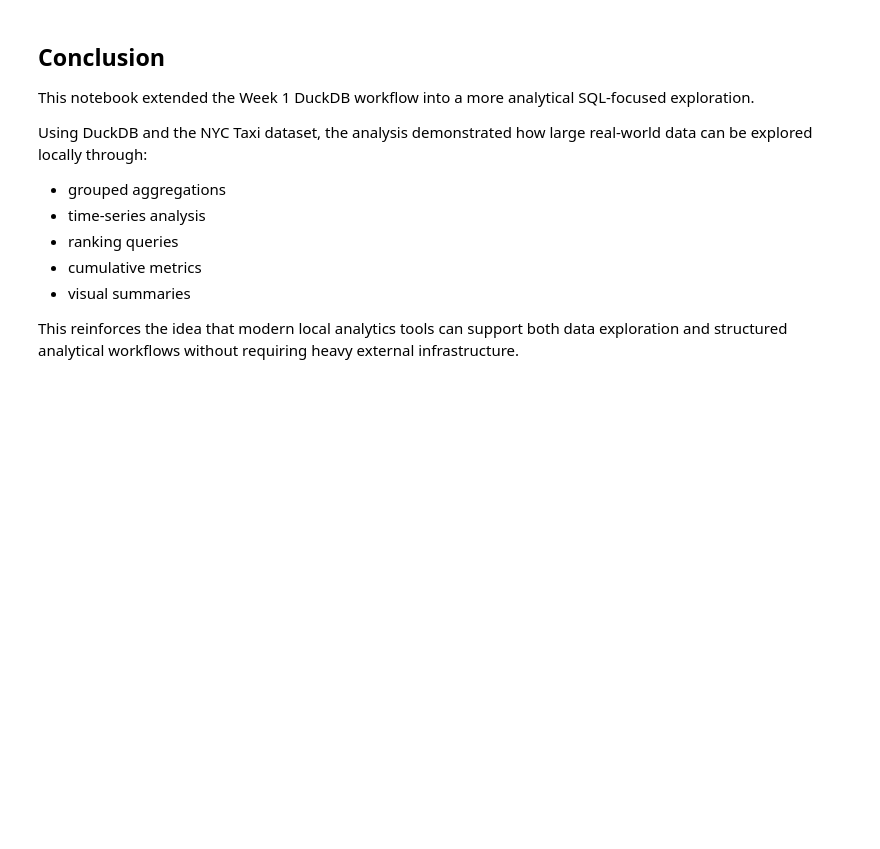
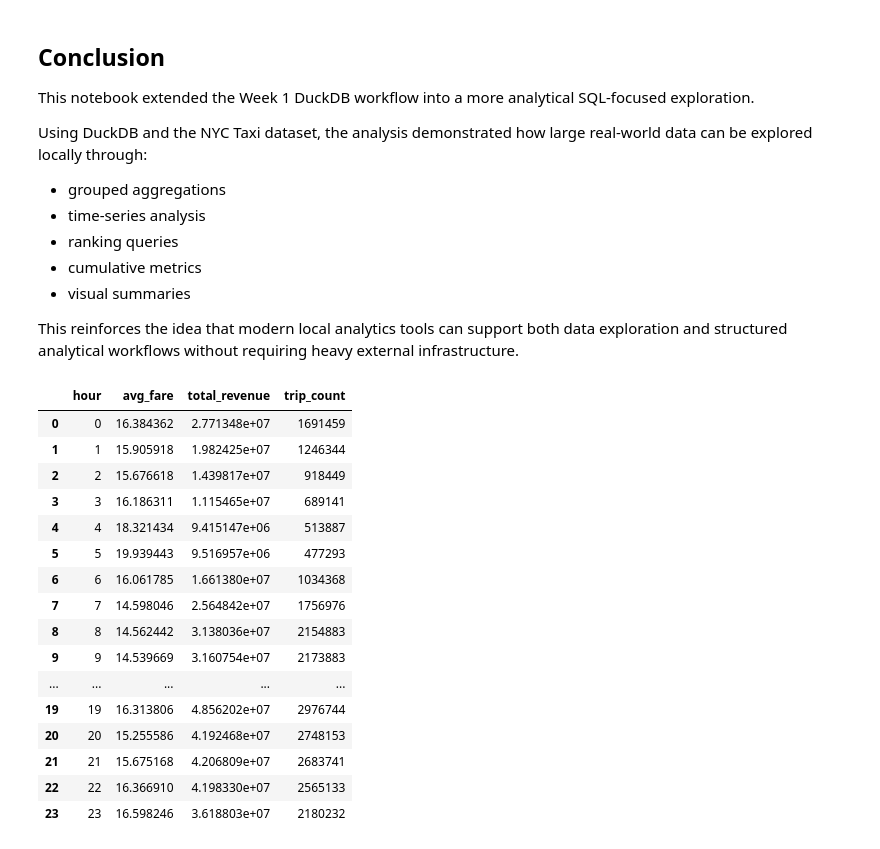
Before and after one commit to Senseijay44/nyc-taxi-analysis, a Jupyter notebook: notebooks/02_analytical_sql_patterns.ipynb, the cells around one changed output. Drawn from its saved outputs; the diff is of its cells as text; code cells hidden in the pictures; blank space fills up the shorter version.

Commit message:
Add week 2 taxi demand analysis notebook

```diff
--- a/notebooks/02_analytical_sql_patterns.ipynb
+++ b/notebooks/02_analytical_sql_patterns.ipynb
@@ -489,3 +489,32 @@ Using DuckDB and the NYC Taxi dataset, the analysis demonstrated how large real-
 - visual summaries
 
 This reinforces the idea that modern local analytics tools can support both data exploration and structured analytical workflows without requiring heavy external infrastructure.
+# %%
+con.execute("""
+SELECT
+    EXTRACT(hour FROM tpep_pickup_datetime) AS hour,
+    AVG(total_amount) AS avg_fare,
+    SUM(total_amount) AS total_revenue,
+    COUNT(*) AS trip_count
+FROM taxi_trips
+GROUP BY hour
+ORDER BY hour
+""").df()
+# %% [output]
+|  | hour | avg_fare | total_revenue | trip_count |
+| 0 | 0 | 16.384362 | 2.771348e+07 | 1691459 |
+| 1 | 1 | 15.905918 | 1.982425e+07 | 1246344 |
+| 2 | 2 | 15.676618 | 1.439817e+07 | 918449 |
+| 3 | 3 | 16.186311 | 1.115465e+07 | 689141 |
+| 4 | 4 | 18.321434 | 9.415147e+06 | 513887 |
+| 5 | 5 | 19.939443 | 9.516957e+06 | 477293 |
+| 6 | 6 | 16.061785 | 1.661380e+07 | 1034368 |
+| 7 | 7 | 14.598046 | 2.564842e+07 | 1756976 |
+| 8 | 8 | 14.562442 | 3.138036e+07 | 2154883 |
+| 9 | 9 | 14.539669 | 3.160754e+07 | 2173883 |
+| ... | ... | ... | ... | ... |
+| 19 | 19 | 16.313806 | 4.856202e+07 | 2976744 |
+| 20 | 20 | 15.255586 | 4.192468e+07 | 2748153 |
+| 21 | 21 | 15.675168 | 4.206809e+07 | 2683741 |
+| 22 | 22 | 16.366910 | 4.198330e+07 | 2565133 |
+| 23 | 23 | 16.598246 | 3.618803e+07 | 2180232 |
```
Also changed, not shown: parts of 2 cells of this notebook.
